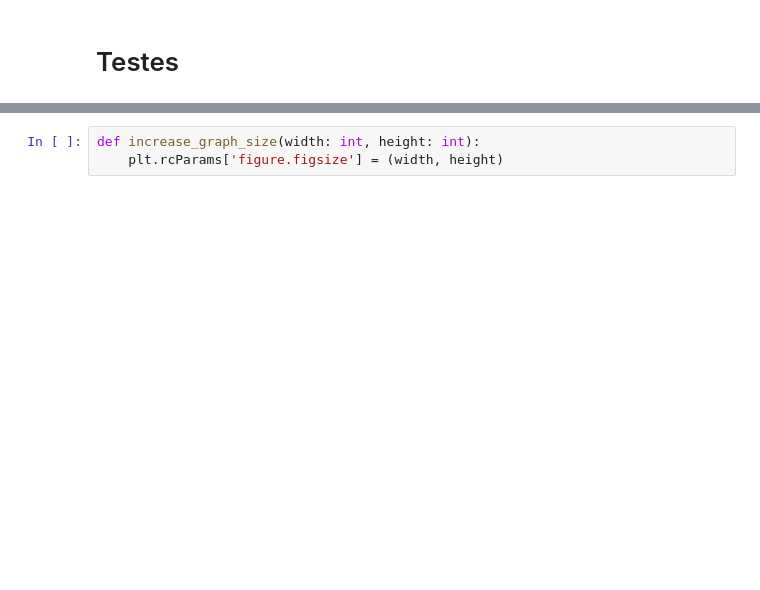
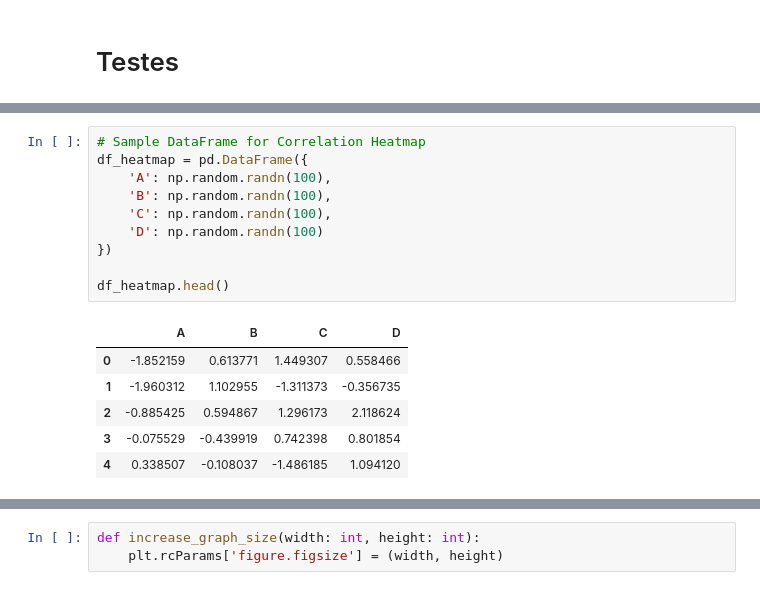
Before and after one commit to Abigor111/SunTzu, a Jupyter notebook: MetadataFunctions.ipynb, the cells around one changed output, grey strips where cells are left out. Saved outputs shown, nothing was run; the diff lists cells and outputs as text; blank space fills up the shorter version.

```diff
--- a/MetadataFunctions.ipynb
+++ b/MetadataFunctions.ipynb
@@ -215,0 +301,17 @@ df = pd.DataFrame(data)
+# %%
+# Sample DataFrame for Correlation Heatmap
+df_heatmap = pd.DataFrame({
+    'A': np.random.randn(100),
+    'B': np.random.randn(100),
+    'C': np.random.randn(100),
+    'D': np.random.randn(100)
+})
+
+df_heatmap.head()
+# %% [output]
+|  | A | B | C | D |
+| 0 | -1.852159 | 0.613771 | 1.449307 | 0.558466 |
+| 1 | -1.960312 | 1.102955 | -1.311373 | -0.356735 |
+| 2 | -0.885425 | 0.594867 | 1.296173 | 2.118624 |
+| 3 | -0.075529 | -0.439919 | 0.742398 | 0.801854 |
+| 4 | 0.338507 | -0.108037 | -1.486185 | 1.094120 |
```
Also changed, not shown: parts of 101 cells of this notebook, 18 other files.
